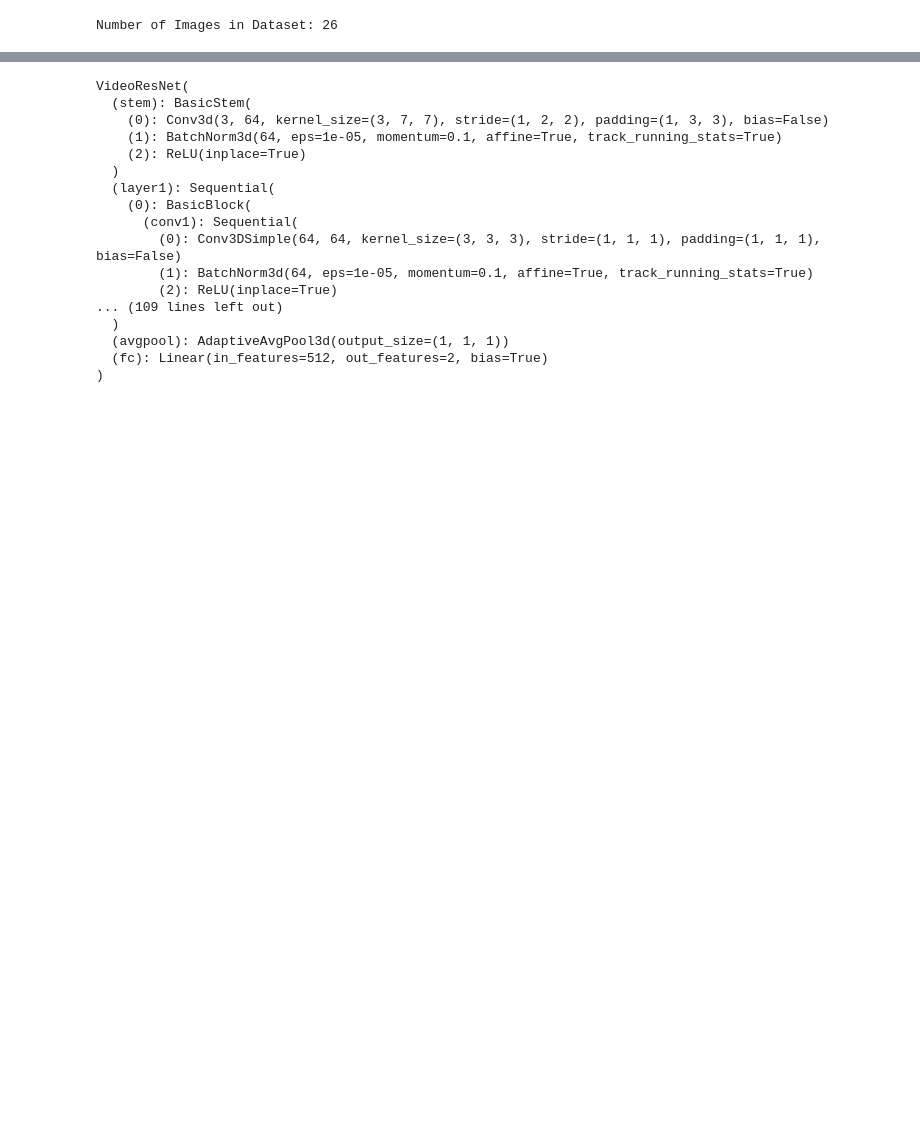
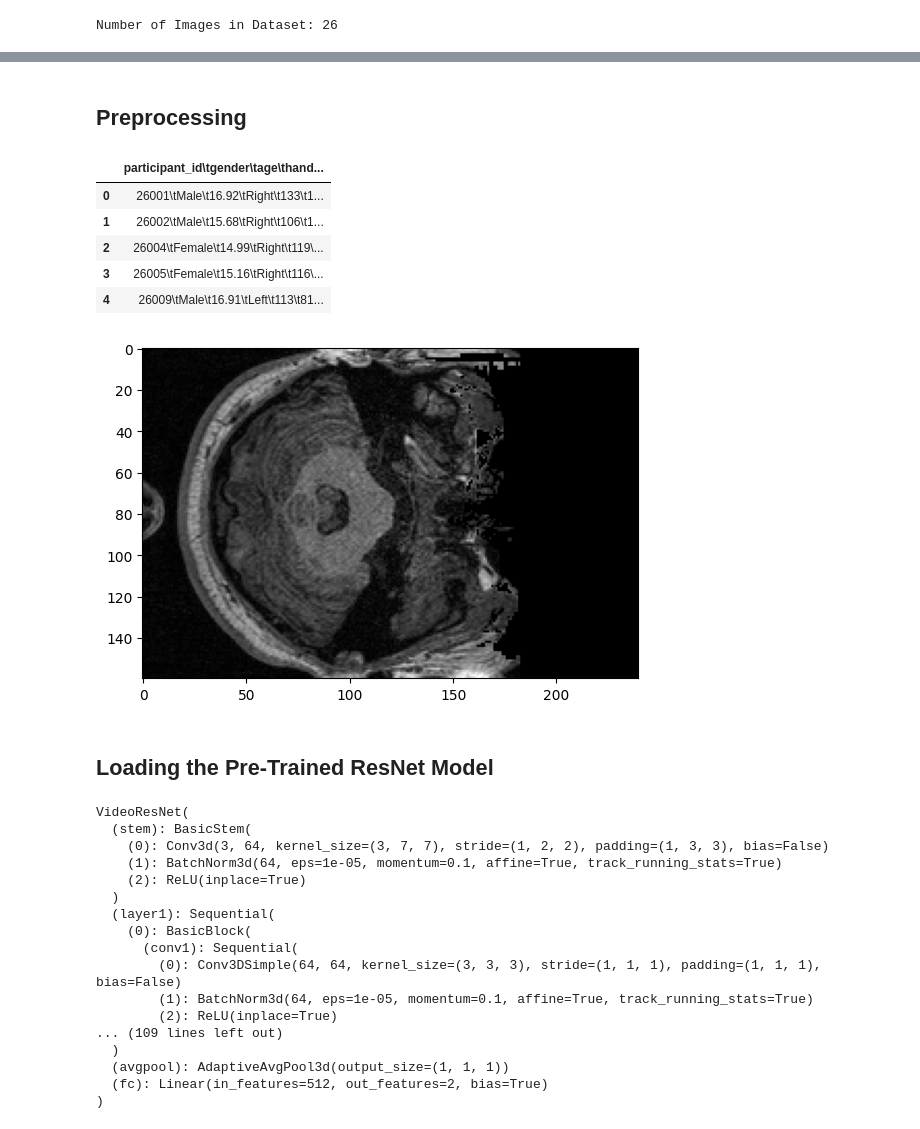
Before and after one commit to angelodelapaz/MLFinalProject, a Jupyter notebook: Model.ipynb, the cells around one changed output, grey strips where cells are left out. Drawn from its saved outputs; the diff is of its cells as text; code cells hidden in the pictures; blank space fills up the shorter version.

Commit message:
Added preprocessing(?)

```diff
--- a/Model.ipynb
+++ b/Model.ipynb
@@ -77,3 +89,37 @@ Number of Images in Dataset: 26
+# %% [markdown]
+## Preprocessing
+# %%
+# Resample the dataset
+
+from nilearn.image import resample_img
+
+# Define the target voxel dimensions
+target_voxel_dimensions = (1.0, 1.0, 1.0)
+
+# Resample the dataset to the target voxel dimensions
+resampled_dataset = []
+for data in dataset:
+    resampled_data = resample_img(data, target_affine=np.diag(target_voxel_dimensions))
+    resampled_dataset.append(resampled_data)
+
+# Display the resampled image
+resampled_data = resampled_dataset[22].get_fdata()
+plt.imshow(resampled_data[:, :, 90], cmap='gray')
+plt.axis('on')
+
+# Load the labels
+labels = pd.read_csv('brown/participants.tsv')
+labels.head()
+# %% [output]
+|  | participant_id\tgender\tage\thand... |
+| 0 | 26001\tMale\t16.92\tRight\t133\t1... |
+| 1 | 26002\tMale\t15.68\tRight\t106\t1... |
+| 2 | 26004\tFemale\t14.99\tRight\t119\... |
+| 3 | 26005\tFemale\t15.16\tRight\t116\... |
+| 4 | 26009\tMale\t16.91\tLeft\t113\t81... |
+[figure, added]
+# %% [markdown]
+## Loading the Pre-Trained ResNet Model
 # %%
 import torch
 from torchvision.models.video import r3d_18
```
Also changed, not shown: parts of 10 cells of this notebook.
